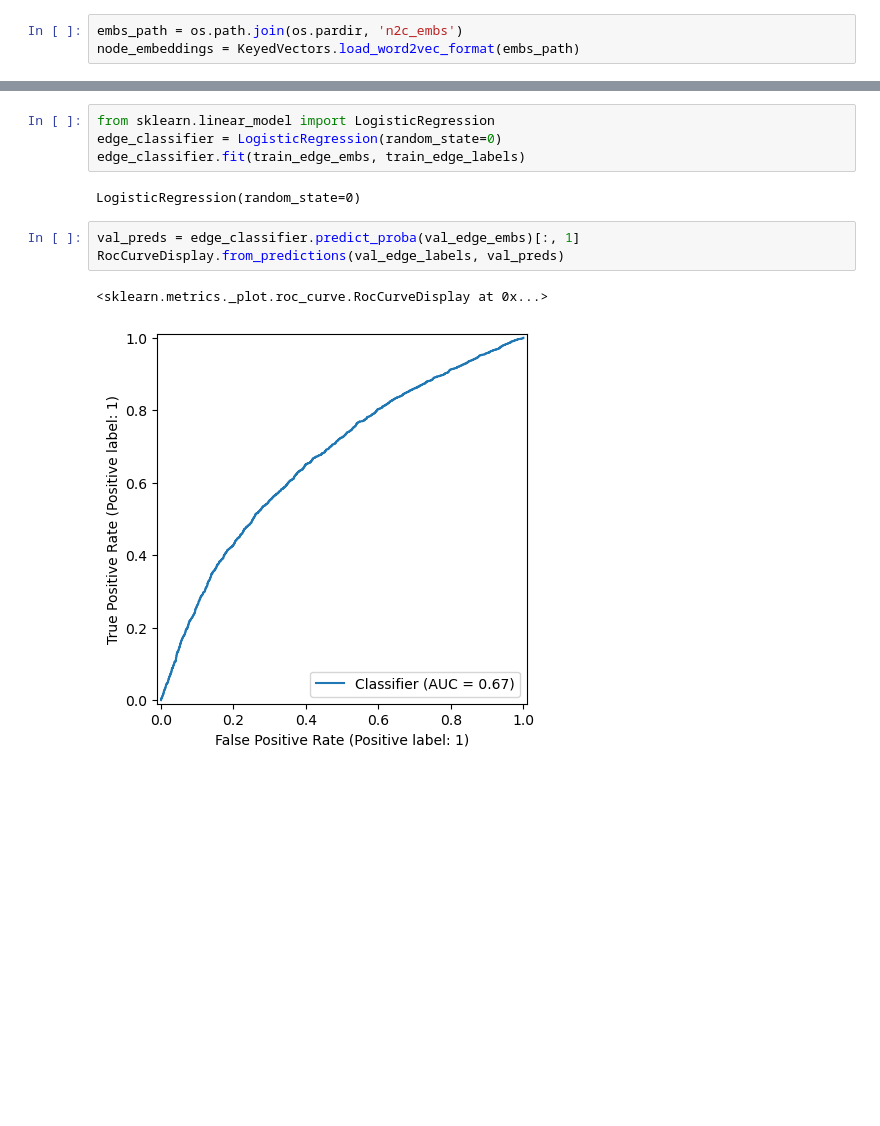
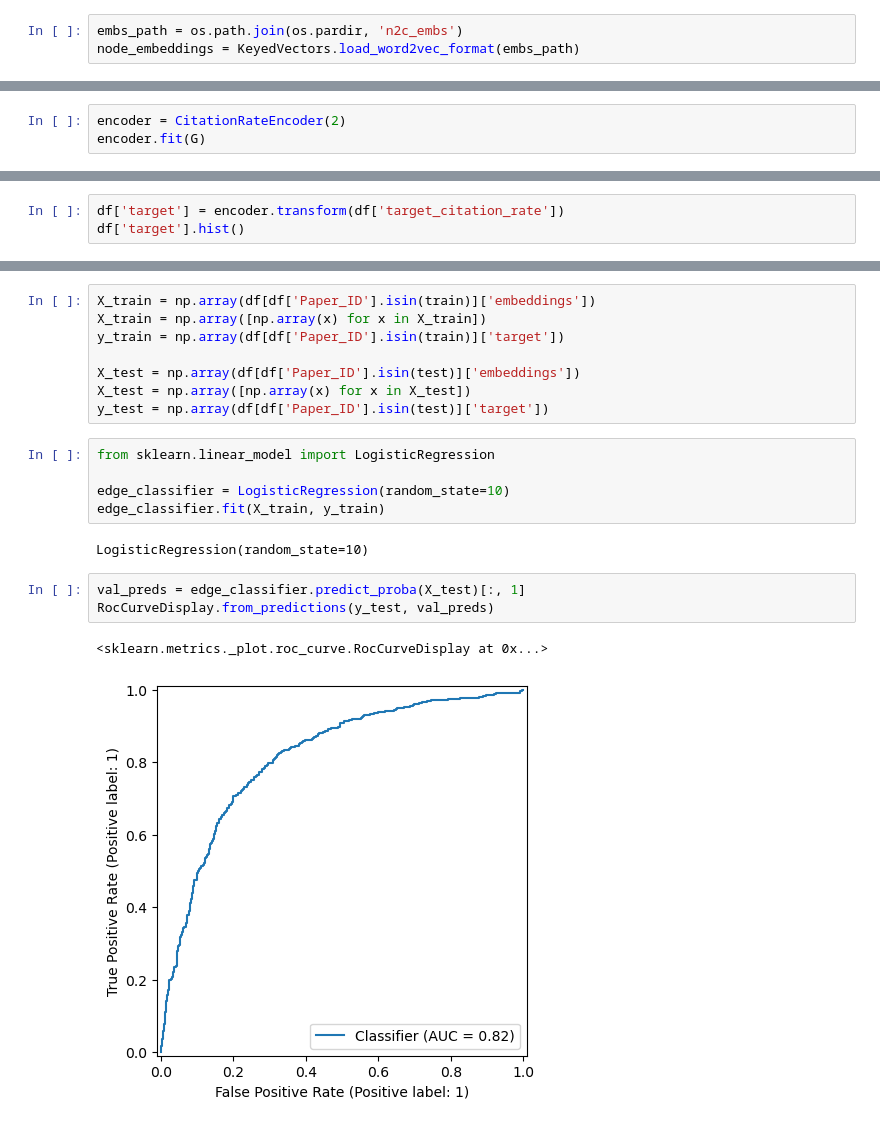
Before and after one commit to ArtemCh101/hse-sna-project, a Jupyter notebook: notebooks/node2vec.ipynb, the cells around one changed output, grey strips where cells are left out. Drawn from its saved outputs; the diff is of its cells as text; blank space fills up the shorter version.

```diff
--- a/notebooks/node2vec.ipynb
+++ b/notebooks/node2vec.ipynb
@@ -58,0 +37,3 @@ test_edge_labels = np.concatenate([np.ones(len(test_edges)), np.zeros(len(test_e
+# %%
+encoder = CitationRateEncoder(2)
+encoder.fit(G)
@@ -58,0 +42,3 @@ test_edge_labels = np.concatenate([np.ones(len(test_edges)), np.zeros(len(test_e
+# %%
+df['target'] = encoder.transform(df['target_citation_rate'])
+df['target'].hist()
@@ -59,13 +48,22 @@ test_edge_labels = np.concatenate([np.ones(len(test_edges)), np.zeros(len(test_e
+# %%
+X_train = np.array(df[df['Paper_ID'].isin(train)]['embeddings'])
+X_train = np.array([np.array(x) for x in X_train])
+y_train = np.array(df[df['Paper_ID'].isin(train)]['target'])
+
+X_test = np.array(df[df['Paper_ID'].isin(test)]['embeddings'])
+X_test = np.array([np.array(x) for x in X_test])
+y_test = np.array(df[df['Paper_ID'].isin(test)]['target'])
 # %%
 from sklearn.linear_model import LogisticRegression
-edge_classifier = LogisticRegression(random_state=0)
-edge_classifier.fit(train_edge_embs, train_edge_labels)
+
+edge_classifier = LogisticRegression(random_state=10)
+edge_classifier.fit(X_train, y_train)
 # %% [output]
-LogisticRegression(random_state=0)
+LogisticRegression(random_state=10)
 # %%
-val_preds = edge_classifier.predict_proba(val_edge_embs)[:, 1]
-RocCurveDisplay.from_predictions(val_edge_labels, val_preds)
+val_preds = edge_classifier.predict_proba(X_test)[:, 1]
+RocCurveDisplay.from_predictions(y_test, val_preds)
 # %% [output]
 <sklearn.metrics._plot.roc_curve.RocCurveDisplay at 0x...>
-[figure, old version]
+[figure, new version]
 # %%
```
Also changed, not shown: parts of 13 cells of this notebook, 3 other files.
